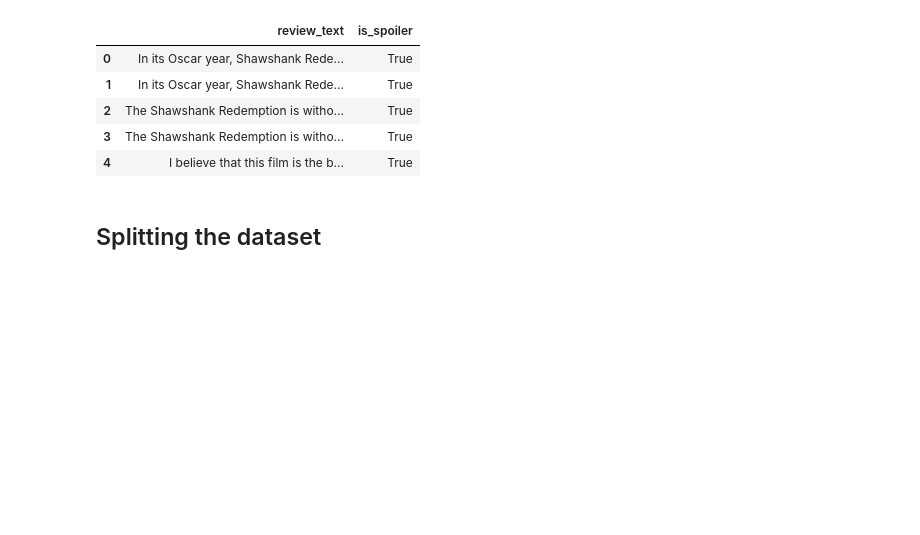
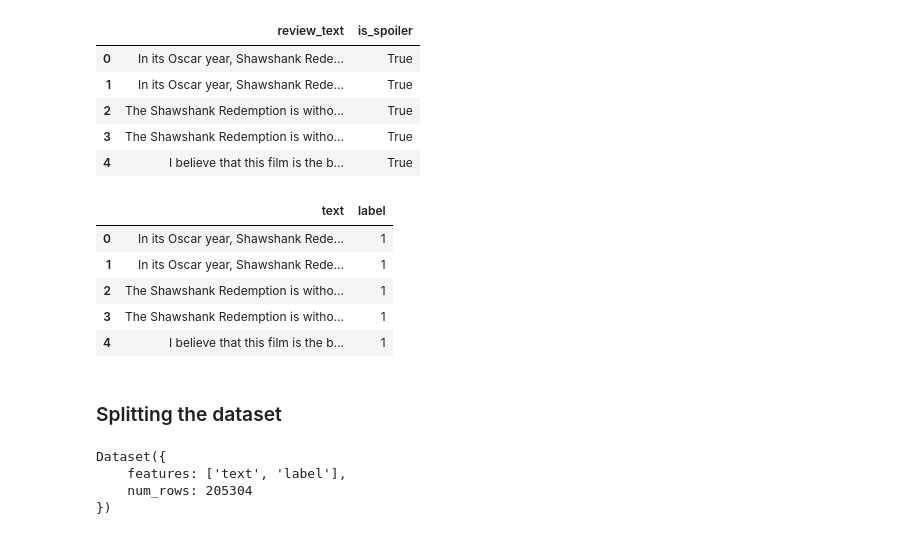
Before and after one commit to Saputoa21/Applied_ML_Spoiler_Detection_Group_Project_2025, a Jupyter notebook: Copy_of_Transformers.ipynb, the cells around one changed output. Saved outputs shown, nothing was run; the diff lists cells and outputs as text; code cells hidden in the pictures; blank space fills up the shorter version.

```diff
--- a/Copy_of_Transformers.ipynb
+++ b/Copy_of_Transformers.ipynb
@@ -192,5 +221,20 @@ combined_df_exploded_cleaned.head()
 | 2 | The Shawshank Redemption is witho... | True |
 | 3 | The Shawshank Redemption is witho... | True |
 | 4 | I believe that this film is the b... | True |
+# %%
+#rename columns into 'text' and 'label'
+combined_df_exploded_cleaned = combined_df_exploded_cleaned.rename(columns={'review_text': 'text', 'is_spoiler': 'label'})
+
+#change True and False to 1 and 0
+combined_df_exploded_cleaned['label'] = combined_df_exploded_cleaned['label'].astype(int)
+
+combined_df_exploded_cleaned.head()
+# %% [output]
+|  | text | label |
+| 0 | In its Oscar year, Shawshank Rede... | 1 |
+| 1 | In its Oscar year, Shawshank Rede... | 1 |
+| 2 | The Shawshank Redemption is witho... | 1 |
+| 3 | The Shawshank Redemption is witho... | 1 |
+| 4 | I believe that this film is the b... | 1 |
 # %% [markdown]
-## Splitting the dataset
+### Splitting the dataset
@@ -267,0 +244,7 @@ data_collator = DataCollatorWithPadding(tokenizer=tokenizer)
+# %%
+print(spoiler_dataset)
+# %% [output]
+Dataset({
+    features: ['text', 'label'],
+    num_rows: 205304
+})
```
Also changed, not shown: parts of 49 cells of this notebook.
